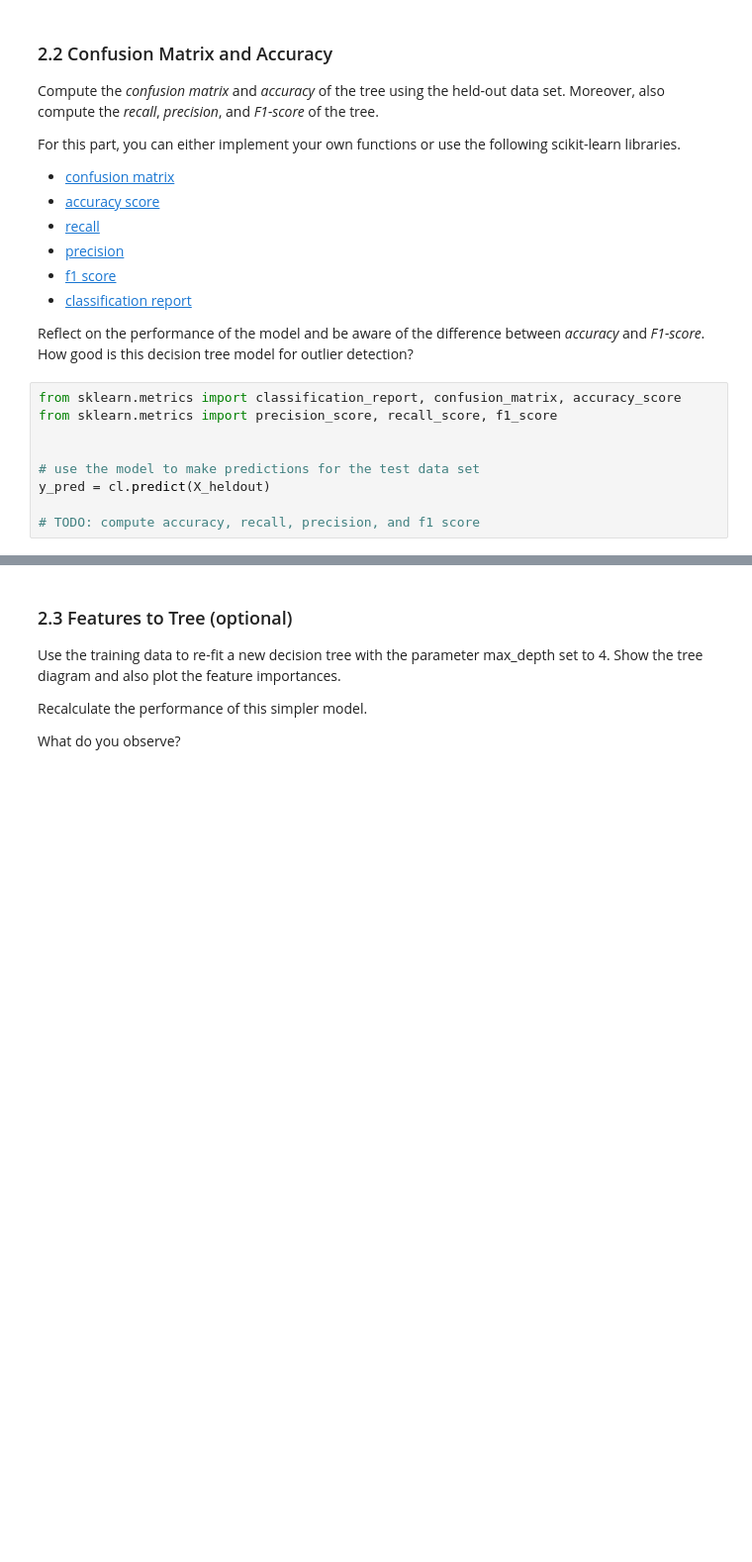
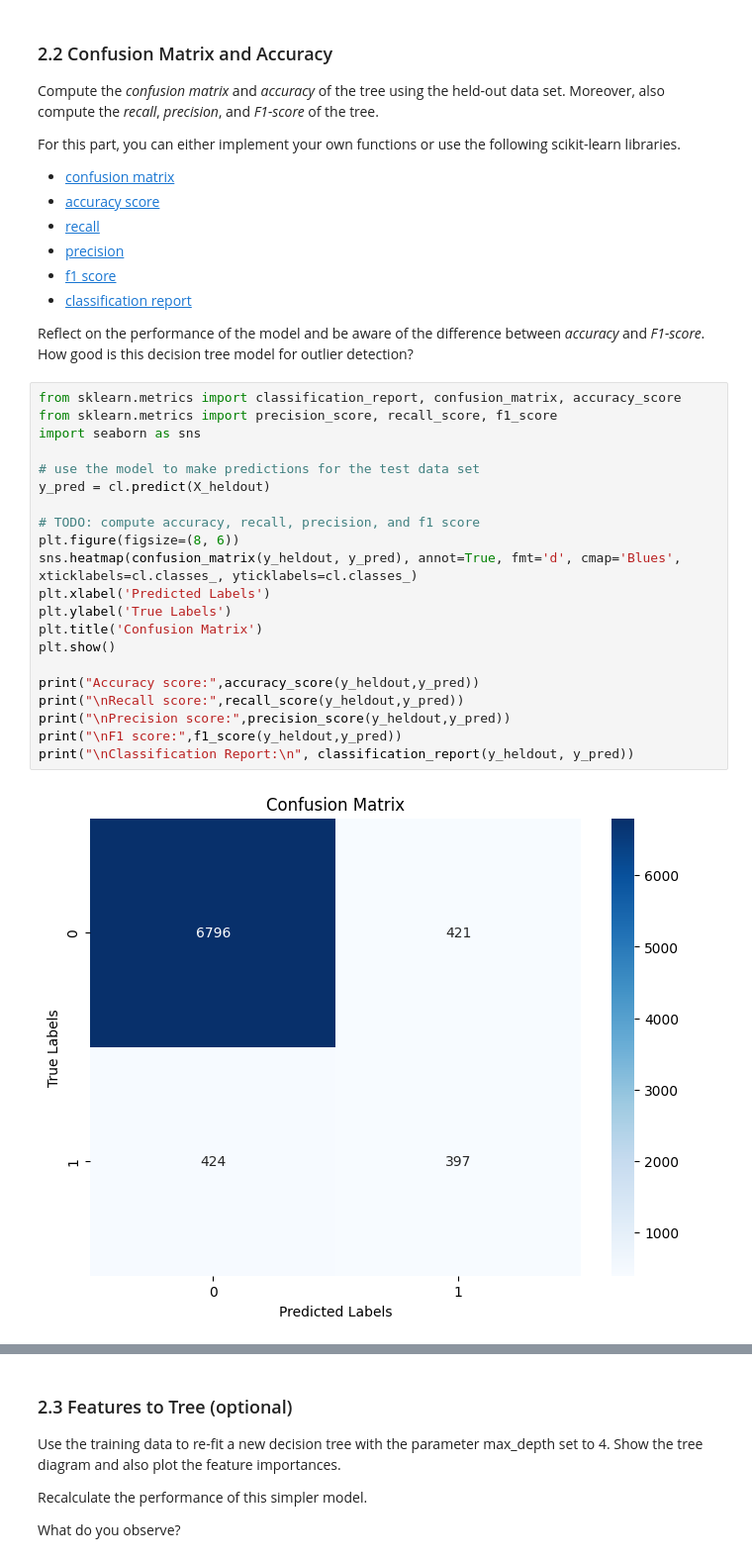
Before and after one commit to dmHarmsen/APML-Assignement-1, a Jupyter notebook: Assignment 1.ipynb, the cells around one changed output, grey strips where cells are left out. Shown at 99% size. Drawn from its saved outputs; the diff is of its cells as text; blank space fills up the shorter version.

```diff
--- a/Assignment 1.ipynb
+++ b/Assignment 1.ipynb
@@ -333,9 +355,23 @@ Reflect on the performance of the model and be aware of the difference between *
 # %%
 from sklearn.metrics import classification_report, confusion_matrix, accuracy_score
 from sklearn.metrics import precision_score, recall_score, f1_score
-
+import seaborn as sns
 
 # use the model to make predictions for the test data set
 y_pred = cl.predict(X_heldout)
 
 # TODO: compute accuracy, recall, precision, and f1 score
+plt.figure(figsize=(8, 6))
+sns.heatmap(confusion_matrix(y_heldout, y_pred), annot=True, fmt='d', cmap='Blues', xticklabels=cl.classes_, yticklabels=cl.classes_)
+plt.xlabel('Predicted Labels')
+plt.ylabel('True Labels')
+plt.title('Confusion Matrix')
+plt.show()
+
+print("Accuracy score:",accuracy_score(y_heldout,y_pred))
+print("\nRecall score:",recall_score(y_heldout,y_pred))
+print("\nPrecision score:",precision_score(y_heldout,y_pred))
+print("\nF1 score:",f1_score(y_heldout,y_pred))
+print("\nClassification Report:\n", classification_report(y_heldout, y_pred))
+# %% [output]
+[figure, added]
```
Also changed, not shown: parts of 9 cells of this notebook.
